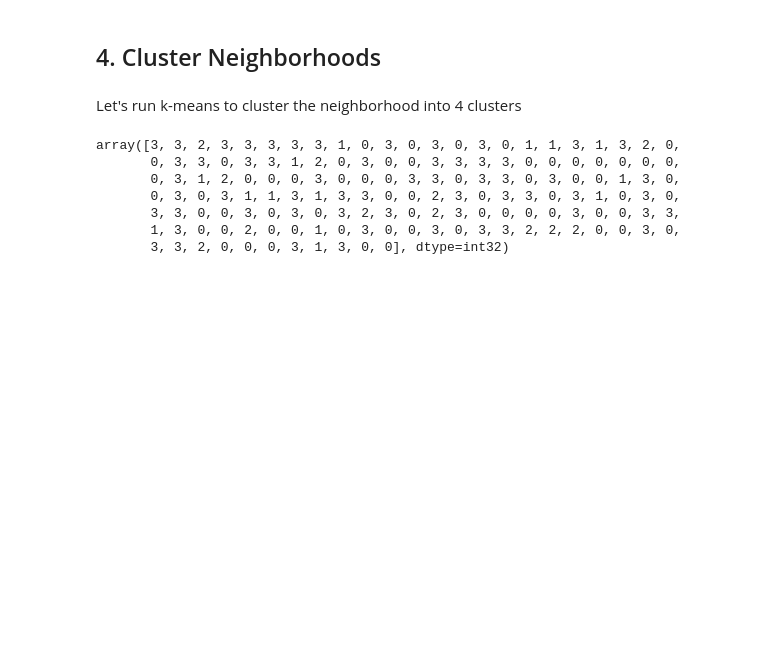
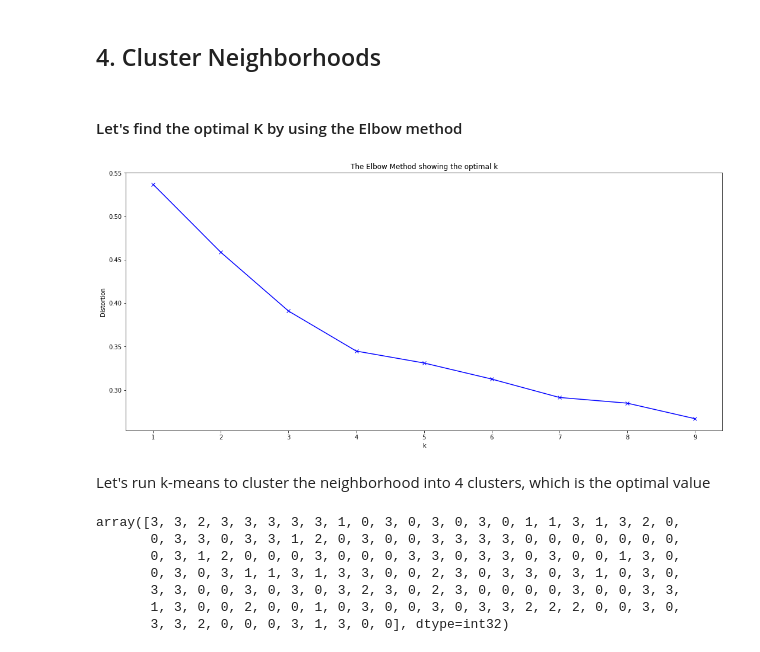
Before and after one commit to DianaTejeda/SegmentingNeighborhoodsMTY, a Jupyter notebook: Monterrey Project.ipynb, the cells around one changed output. Saved outputs shown, nothing was run; the diff lists cells and outputs as text; code cells hidden in the pictures; blank space fills up the shorter version.

```diff
--- a/Monterrey Project.ipynb
+++ b/Monterrey Project.ipynb
@@ -541,3 +597,5 @@ neighborhoods_venues_sorted.head()
 | 4 | 27 de Mayo | Shopping Mall | Pharmacy | Convenience Store | Taco Place | ... |
 # %% [markdown]
 ## 4. Cluster Neighborhoods
+# %% [markdown]
+#### Let's find the optimal K by using the Elbow method
@@ -544,5 +605,24 @@ neighborhoods_venues_sorted.head()
+# %%
+mty_grouped_clustering = mty_grouped.drop('Neighborhood', 1)
+
+distortions = []
+K = range(1,10)
+for k in K:
+    kmeanModel = KMeans(n_clusters=k).fit(mty_grouped_clustering)
+    kmeanModel.fit(mty_grouped_clustering)
+    distortions.append(sum(np.min(cdist(mty_grouped_clustering, kmeanModel.cluster_centers_, 'euclidean'), axis=1)) / mty_grouped_clustering.shape[0])
+# %%
+# Plot the elbow
+plt.plot()
+plt.plot(K, distortions, 'bx-')
+plt.xlabel('k')
+plt.ylabel('Distortion')
+plt.title('The Elbow Method showing the optimal k')
+plt.show()
+# %% [output]
+[figure, added]
 # %% [markdown]
-Let's run k-means to cluster the neighborhood into 4 clusters
+Let's run k-means to cluster the neighborhood into 4 clusters, which is the optimal value
 # %%
 # set number of clusters
 kclusters = 4
```
Also changed, not shown: parts of 12 cells of this notebook.
